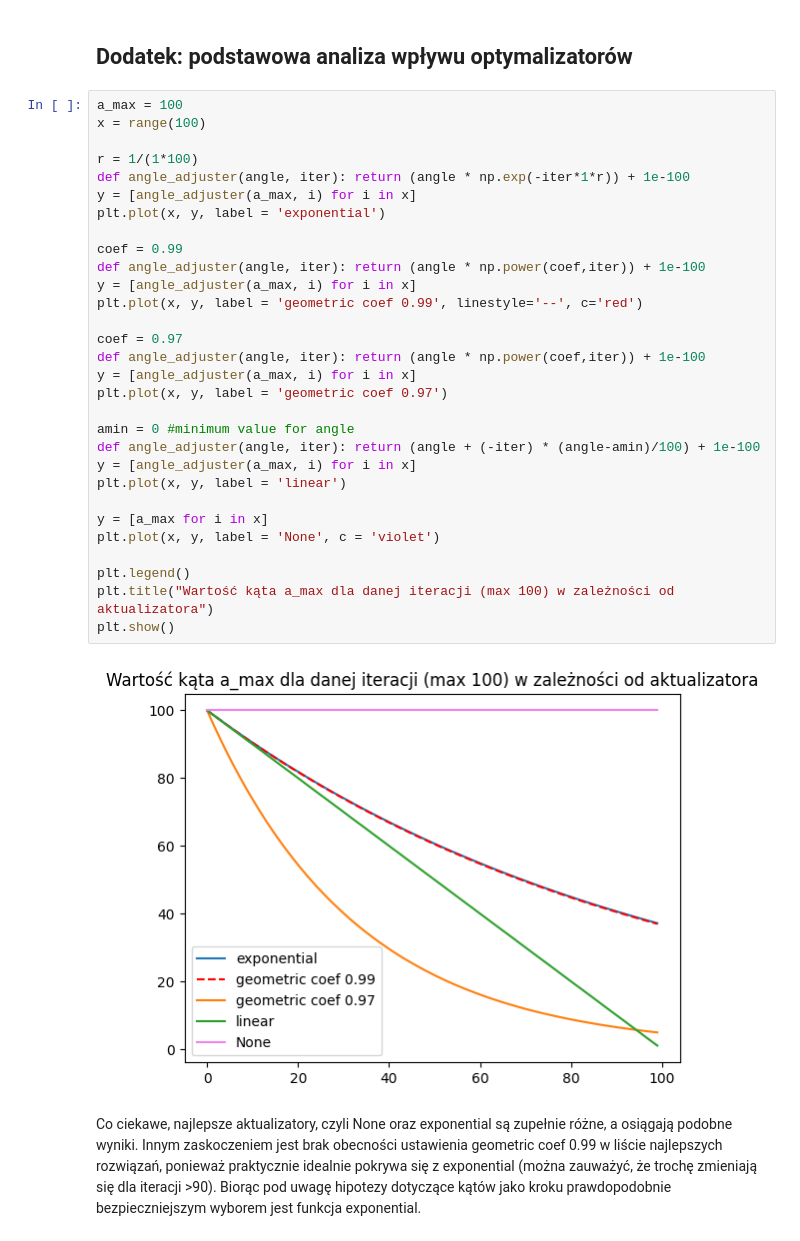
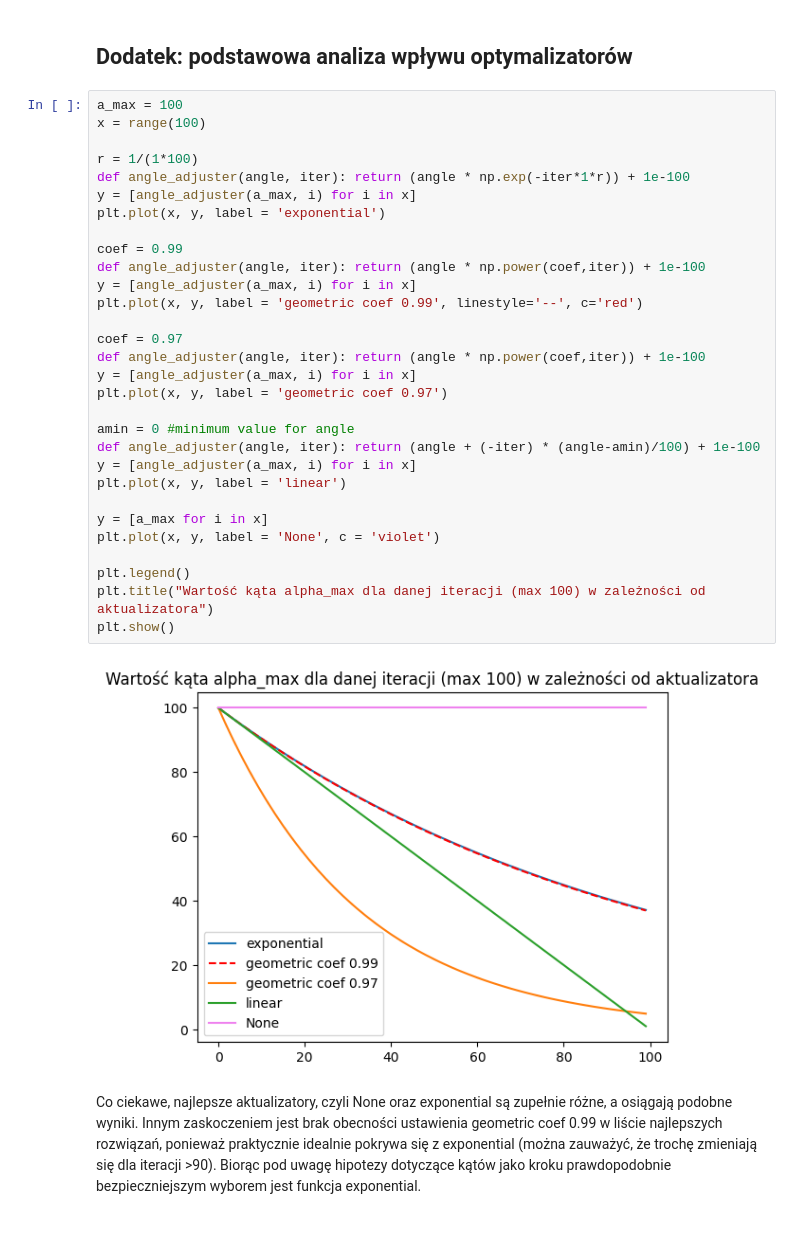
Before and after one commit to isso1550/MSWIO_24Z, a Jupyter notebook: cw12/MSWIO_AIG_CW12Bonus_Filip_Horst.ipynb, the cells around one changed output. Drawn from its saved outputs; the diff is of its cells as text.

```diff
--- a/cw12/MSWIO_AIG_CW12Bonus_Filip_Horst.ipynb
+++ b/cw12/MSWIO_AIG_CW12Bonus_Filip_Horst.ipynb
@@ -387,35 +397,35 @@ W tym problemie najlepiej zadiałały aktualizatory exponential oraz wyłączony
 # %%
 a_max = 100
 x = range(100)
 
 r = 1/(1*100)
 def angle_adjuster(angle, iter): return (angle * np.exp(-iter*1*r)) + 1e-100
 y = [angle_adjuster(a_max, i) for i in x]
 plt.plot(x, y, label = 'exponential')
 
 coef = 0.99
 def angle_adjuster(angle, iter): return (angle * np.power(coef,iter)) + 1e-100
 y = [angle_adjuster(a_max, i) for i in x]
 plt.plot(x, y, label = 'geometric coef 0.99', linestyle='--', c='red')
 
 coef = 0.97
 def angle_adjuster(angle, iter): return (angle * np.power(coef,iter)) + 1e-100
 y = [angle_adjuster(a_max, i) for i in x]
 plt.plot(x, y, label = 'geometric coef 0.97')
 
 amin = 0 #minimum value for angle
 def angle_adjuster(angle, iter): return (angle + (-iter) * (angle-amin)/100) + 1e-100
 y = [angle_adjuster(a_max, i) for i in x]
 plt.plot(x, y, label = 'linear')
 
 y = [a_max for i in x]
 plt.plot(x, y, label = 'None', c = 'violet')
 
 plt.legend()
-plt.title("Wartość kąta a_max dla danej iteracji (max 100) w zależności od aktualizatora")
+plt.title("Wartość kąta alpha_max dla danej iteracji (max 100) w zależności od aktualizatora")
 plt.show()
 # %% [output]
-[figure, old version]
+[figure, new version]
 # %% [markdown]
 Co ciekawe, najlepsze aktualizatory, czyli None oraz exponential są zupełnie różne, a osiągają podobne wyniki. Innym zaskoczeniem jest brak obecności ustawienia geometric coef 0.99 w liście najlepszych rozwiązań, ponieważ praktycznie idealnie pokrywa się z exponential (można zauważyć, że trochę zmieniają się dla iteracji >90). Biorąc pod uwagę hipotezy dotyczące kątów jako kroku prawdopodobnie bezpieczniejszym wyborem jest funkcja exponential.
 # %% [markdown]
```
Also changed, not shown: parts of 18 cells of this notebook.
